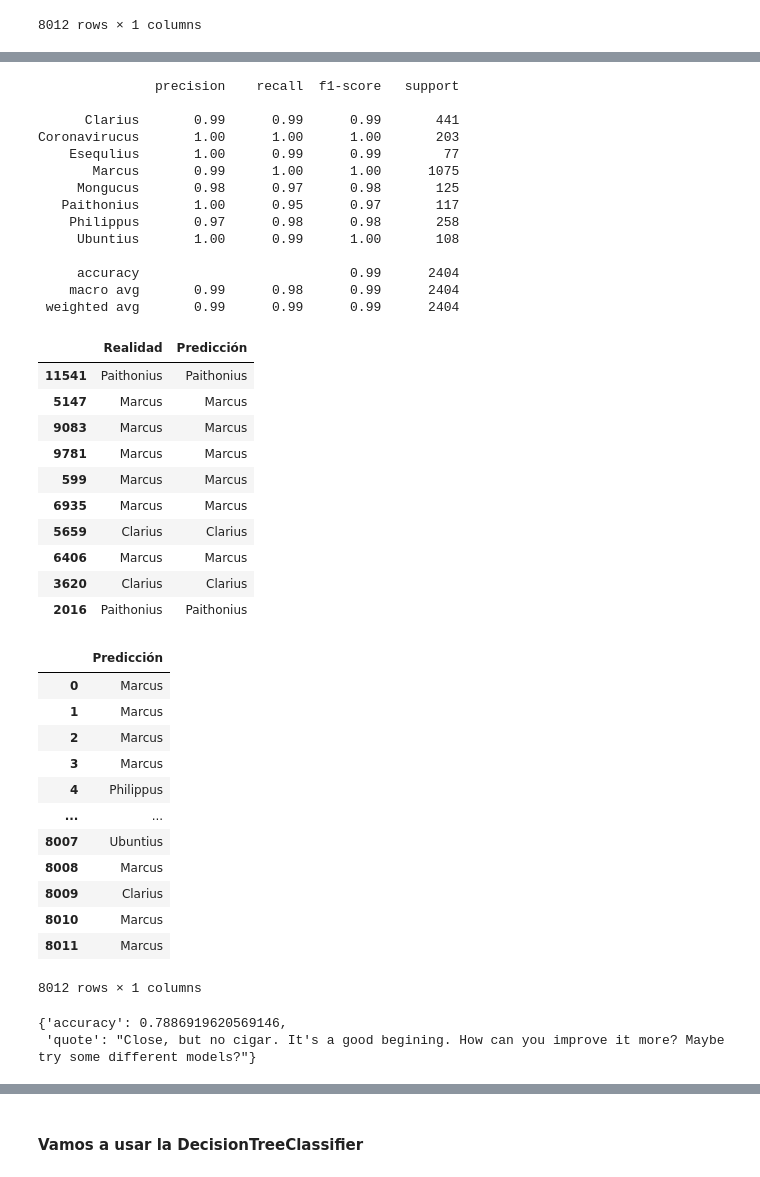
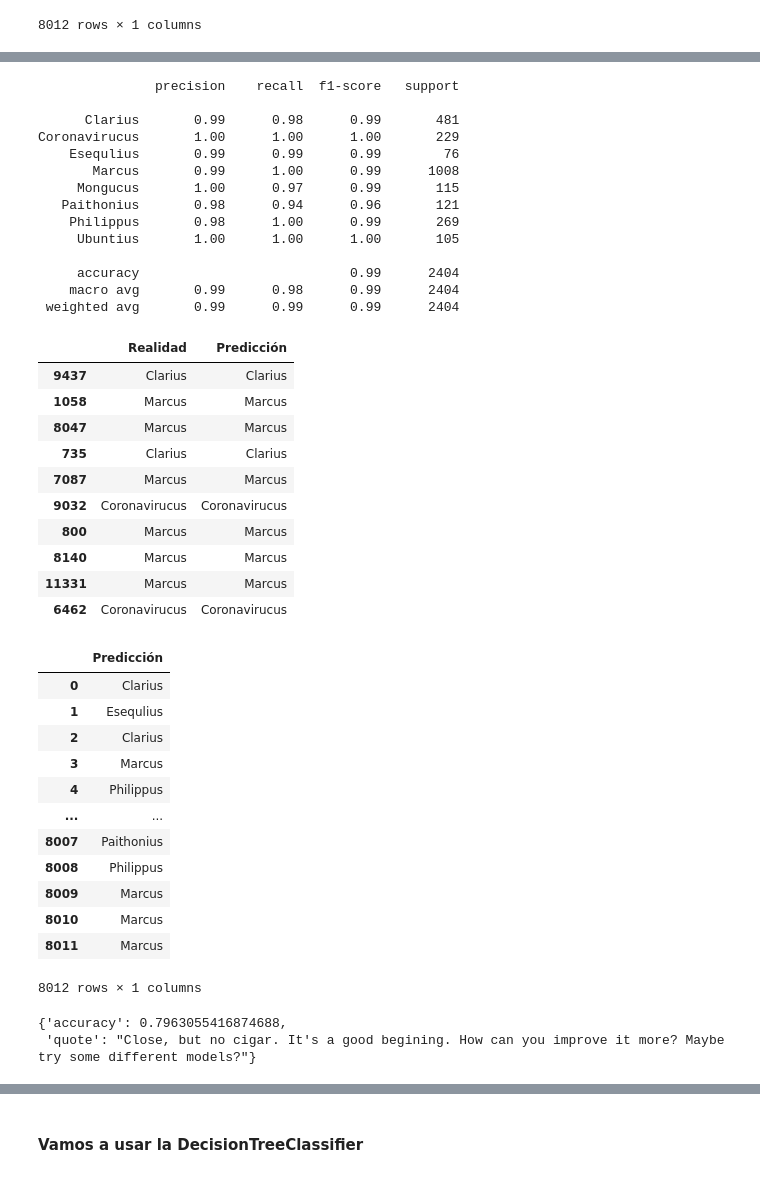
Before and after one commit to Clapiniella/lab-avila-bible, a Jupyter notebook: your-code/main.ipynb, the cells around one changed output, grey strips where cells are left out. Cells and saved outputs as stored; diff of their text form; code cells hidden in the pictures.

```diff
--- a/your-code/main.ipynb
+++ b/your-code/main.ipynb
@@ -376,43 +371,41 @@ res.json()
  'quote': 'Nope, not good enough. But you shall rise as the glorious phoenix from the ashes of this score and get to the top!'}
 # %%
 #Usamos el RandomForestClassifier parea hacer la predicicón
-predRFC = RandomForestClassifier()
+predRFC = RandomForestClassifier(n_estimators=700)
 data_trainerRFC = predRFC.fit(X_train, y_train)
 
 y_predRFC = data_trainerRFC.predict(X_test)
 print(classification_report(y_test,y_predRFC))
 
 #Lo aplicamos para hacer la predicción
-
-
 compareRFC = pd.DataFrame({'Realidad':y_test, 'Predicción':y_predRFC})
 compareRFC.head(10)
 # %% [output]
                precision    recall  f1-score   support
 
-      Clarius       0.99      0.99      0.99       441
-Coronavirucus       1.00      1.00      1.00       203
-    Esequlius       1.00      0.99      0.99        77
-       Marcus       0.99      1.00      1.00      1075
-     Mongucus       0.98      0.97      0.98       125
-   Paithonius       1.00      0.95      0.97       117
-    Philippus       0.97      0.98      0.98       258
-     Ubuntius       1.00      0.99      1.00       108
+      Clarius       0.99      0.98      0.99       481
+Coronavirucus       1.00      1.00      1.00       229
+    Esequlius       0.99      0.99      0.99        76
+       Marcus       0.99      1.00      0.99      1008
+     Mongucus       1.00      0.97      0.99       115
+   Paithonius       0.98      0.94      0.96       121
+    Philippus       0.98      1.00      0.99       269
+     Ubuntius       1.00      1.00      1.00       105
 
      accuracy                           0.99      2404
     macro avg       0.99      0.98      0.99      2404
  weighted avg       0.99      0.99      0.99      2404
 |  | Realidad | Predicción |
-| 11541 | Paithonius | Paithonius |
-| 5147 | Marcus | Marcus |
-| 9083 | Marcus | Marcus |
-| 9781 | Marcus | Marcus |
-| 599 | Marcus | Marcus |
-| 6935 | Marcus | Marcus |
-| 5659 | Clarius | Clarius |
-| 6406 | Marcus | Marcus |
-| 3620 | Clarius | Clarius |
-| 2016 | Paithonius | Paithonius |
+| 9437 | Clarius | Clarius |
+| 1058 | Marcus | Marcus |
+| 8047 | Marcus | Marcus |
+| 735 | Clarius | Clarius |
+| 7087 | Marcus | Marcus |
+| 9032 | Coronavirucus | Coronavirucus |
+| 800 | Marcus | Marcus |
+| 8140 | Marcus | Marcus |
+| 11331 | Marcus | Marcus |
+| 6462 | Coronavirucus | Coronavirucus |
 # %%
 y_predRFC= data_trainerRFC.predict(train_dataAvila2)
 
@@ -423,15 +416,15 @@ compareRFC = pd.DataFrame({'Predicción':y_predRFC})
 display(compareRFC)
 # %% [output]
 |  | Predicción |
-| 0 | Marcus |
-| 1 | Marcus |
-| 2 | Marcus |
+| 0 | Clarius |
+| 1 | Esequlius |
+| 2 | Clarius |
 | 3 | Marcus |
 | 4 | Philippus |
 | ... | ... |
-| 8007 | Ubuntius |
-| 8008 | Marcus |
-| 8009 | Clarius |
+| 8007 | Paithonius |
+| 8008 | Philippus |
+| 8009 | Marcus |
 | 8010 | Marcus |
 | 8011 | Marcus |
 8012 rows × 1 columns
@@ -442,9 +435,9 @@ my_submission = "../data/sample_submissionRFC.csv"
 with open(my_submission) as f:
     res = requests.post("http://apila-bible.herokuapp.com/check", files={"csv_data":f.read()})
 res.json()
-#0.7886919620569146
+#accuracy': 0.8045431852221667
 # %% [output]
-{'accuracy': 0.7886919620569146,
+{'accuracy': 0.7963055416874688,
  'quote': "Close, but no cigar. It's a good begining. How can you improve it more? Maybe try some different models?"}
 # %%
 model = KMeans()
```
Also changed, not shown: parts of 18 cells of this notebook, 4 other files.
